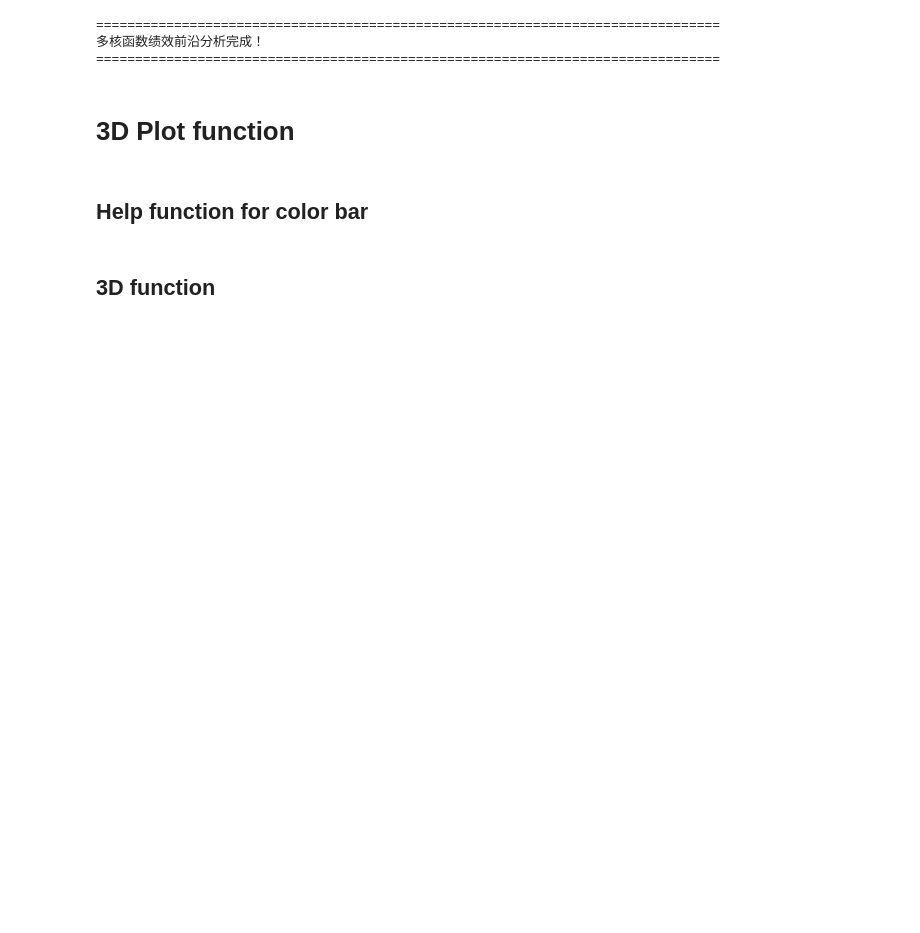
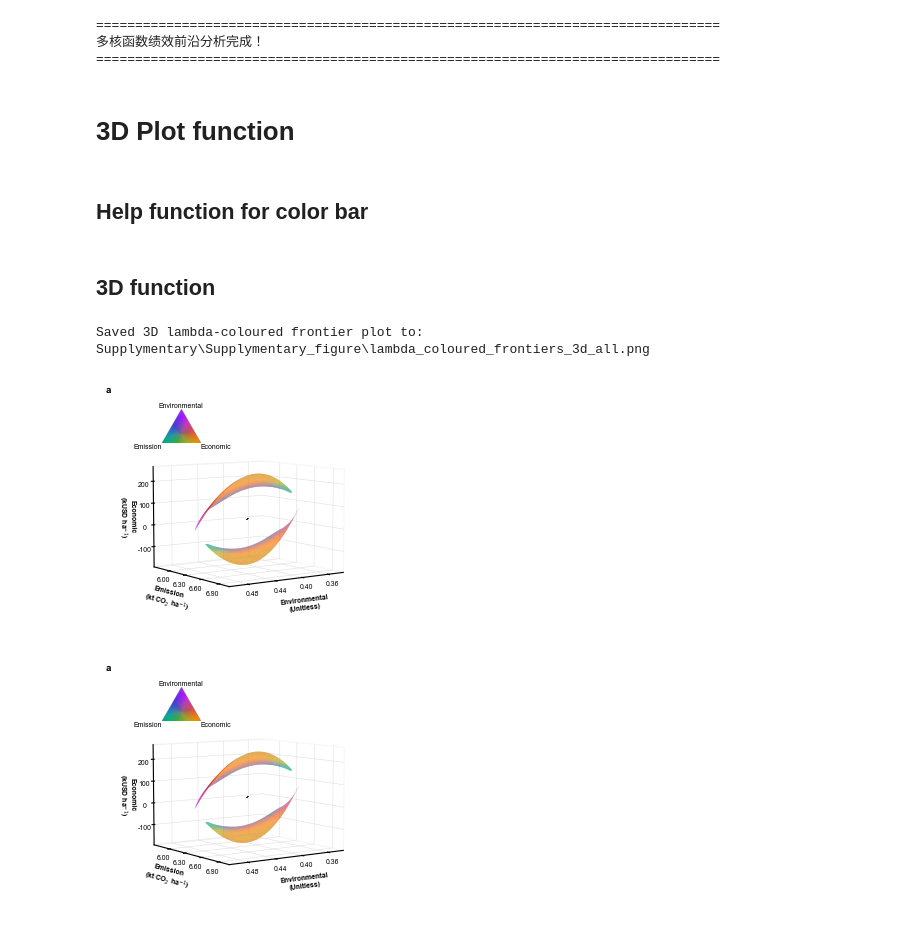
Before and after one commit to px39n/Landuse_Zhong, a Jupyter notebook: 8.0 Multi-objective.ipynb, the cells around one changed output. Drawn from its saved outputs; the diff is of its cells as text; code cells hidden in the pictures; blank space fills up the shorter version.

```diff
--- a/8.0 Multi-objective.ipynb
+++ b/8.0 Multi-objective.ipynb
@@ -4904,6 +3758,18 @@ def plot_lambda_colored_frontiers_3d(
 
     plt.show()
     return fig
+# %%
+plot_lambda_colored_frontiers_3d(
+    multi_kernel_results=multi_kernel_results,
+    save_path='Supplymentary\Supplymentary_figure\lambda_coloured_frontiers_3d_all.png',
+    kernel_mode='all',
+    show_surface=True,
+    show_points=False
+)
+# %% [output]
+Saved 3D lambda-coloured frontier plot to: Supplymentary\Supplymentary_figure\lambda_coloured_frontiers_3d_all.png
+[figure, added]
+[figure, added]
 # %%
 plot_lambda_colored_frontiers_3d(
     multi_kernel_results=multi_kernel_results,
```
Also changed, not shown: parts of 24 cells of this notebook, 4 other files.
